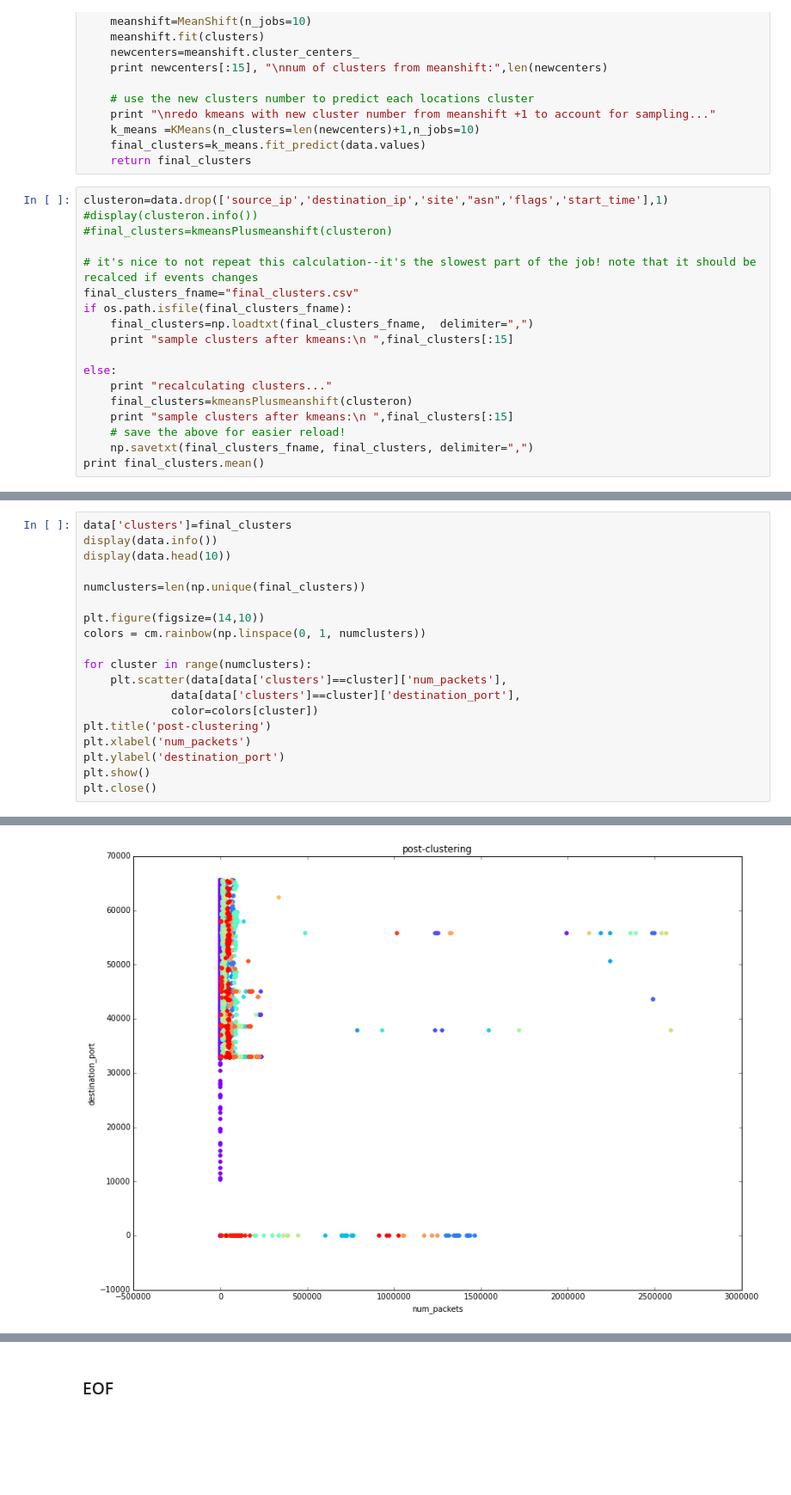
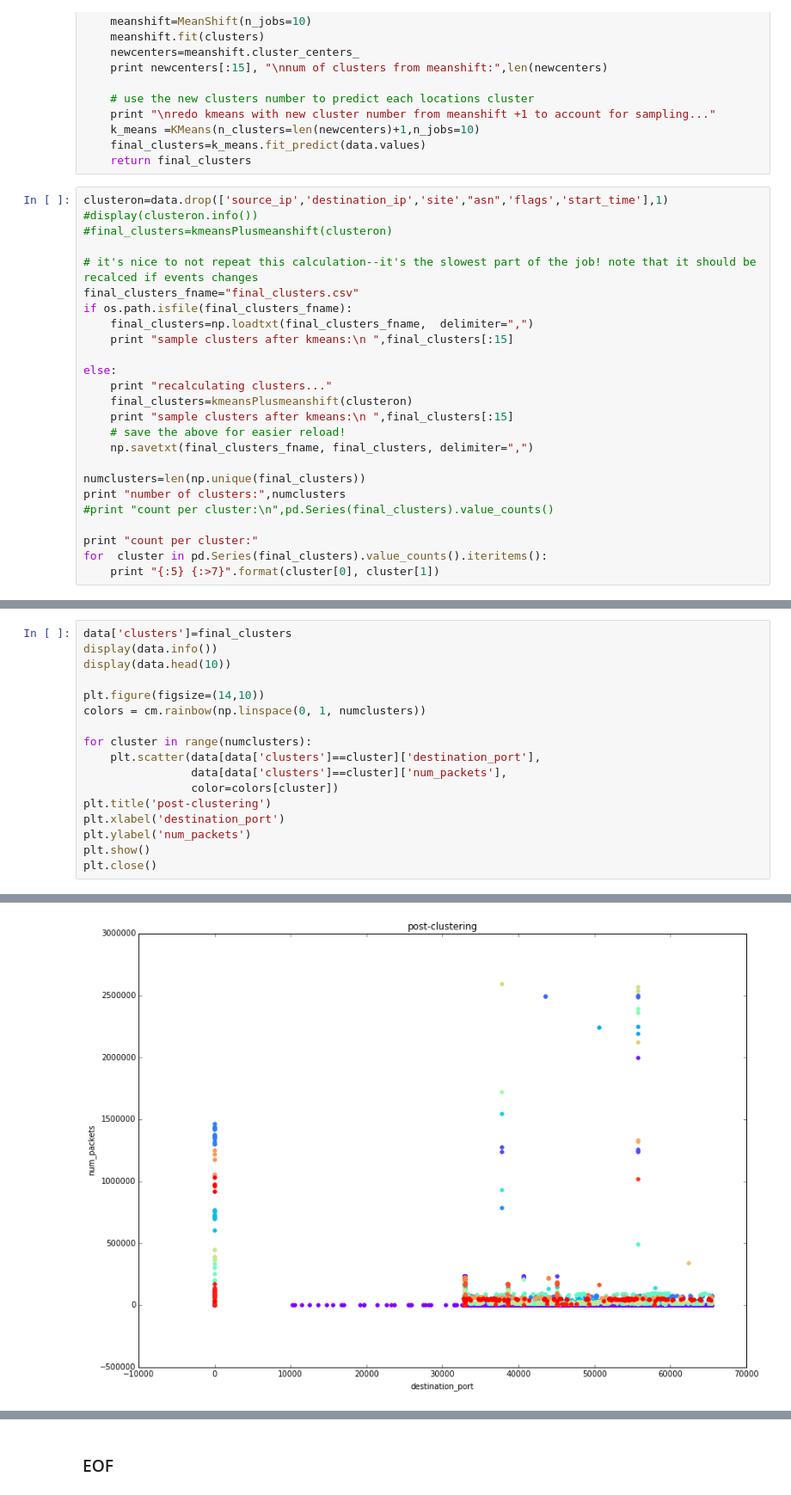
Before and after one commit to llathrop/ud919, a Jupyter notebook: DetectingNetAttacks.ipynb, the cells around one changed output, grey strips where cells are left out. Shown at 86% size. Drawn from its saved outputs; the diff is of its cells as text; blank space fills up the shorter version.

Commit message:
feat: add some more data exploration of the various clusters

```diff
--- a/DetectingNetAttacks.ipynb
+++ b/DetectingNetAttacks.ipynb
@@ -362,7 +362,14 @@ else:
     print "sample clusters after kmeans:\n ",final_clusters[:15]
     # save the above for easier reload!
     np.savetxt(final_clusters_fname, final_clusters, delimiter=",")
-print final_clusters.mean()
+
+numclusters=len(np.unique(final_clusters))
+print "number of clusters:",numclusters
+#print "count per cluster:\n",pd.Series(final_clusters).value_counts()
+
+print "count per cluster:"
+for  cluster in pd.Series(final_clusters).value_counts().iteritems():
+    print "{:5} {:>7}".format(cluster[0], cluster[1])
 # %% [output]
 sample clusters after kmeans:
   [ 0.  0.  0.  0.  0.  0.  0.  0.  0.  0.  0.  0.  0.  0.  0.]
@@ -372,47 +393,45 @@ data['clusters']=final_clusters
 display(data.info())
 display(data.head(10))
 
-numclusters=len(np.unique(final_clusters))
-
 plt.figure(figsize=(14,10))
 colors = cm.rainbow(np.linspace(0, 1, numclusters))
 
 for cluster in range(numclusters):
-    plt.scatter(data[data['clusters']==cluster]['num_packets'],
-             data[data['clusters']==cluster]['destination_port'],
-             color=colors[cluster])
+    plt.scatter(data[data['clusters']==cluster]['destination_port'],
+                data[data['clusters']==cluster]['num_packets'],
+                color=colors[cluster])
 plt.title('post-clustering')
-plt.xlabel('num_packets')
-plt.ylabel('destination_port')
+plt.xlabel('destination_port')
+plt.ylabel('num_packets')
 plt.show()
 plt.close()
 # %% [output]
 <class 'pandas.core.frame.DataFrame'>
 RangeIndex: 337940 entries, 0 to 337939
 Data columns (total 11 columns):
 source_ip           337940 non-null object
 destination_ip      337940 non-null object
 start_time          337940 non-null datetime64[ns]
 source_port         337940 non-null int64
 destination_port    337940 non-null int64
 flags               337940 non-null object
 site                337940 non-null object
 asn                 337940 non-null object
 num_packets         337940 non-null int64
 num_bytes           337940 non-null int64
 clusters            337940 non-null float64
 dtypes: datetime64[ns](1), float64(1), int64(4), object(5)
 memory usage: 28.4+ MB
 None
 |  | source_ip | destination_ip | start_time | source_port | destination_port | flags | site | asn | ... |
 | 0 | 135.b1d10.d1c38.20 | 135.0777d.04511.237 | 1970-01-01 00:00:01.415749946 | 22 | 45092 | -AP--- | 45c48 | c4ca4 | ... |
 | 1 | 135.0777d.04511.237 | 135.b1d10.13fe9.91 | 1970-01-01 00:00:01.415477729 | 45603 | 22 | -A----,-AP--- | 45c48 | c4ca4 | ... |
 | 2 | 135.0777d.04511.237 | 135.b1d10.13fe9.71 | 1970-01-01 00:00:01.415702327 | 45596 | 22 | -A----,-AP--- | 45c48 | c4ca4 | ... |
 | 3 | 135.b1d10.d1c38.119 | 135.0777d.04511.237 | 1970-01-01 00:00:01.415754478 | 22 | 50107 | -AP--- | 45c48 | c4ca4 | ... |
 | 4 | 135.b1d10.13fe9.56 | 135.0777d.04511.237 | 1970-01-01 00:00:01.415749597 | 22 | 45580 | -AP--- | 45c48 | c4ca4 | ... |
 | 5 | 135.b1d10.d1c38.72 | 135.0777d.04511.237 | 1970-01-01 00:00:01.415745508 | 22 | 51595 | -AP--- | 45c48 | c4ca4 | ... |
 | 6 | 135.b1d10.d1c38.126 | 135.0777d.04511.237 | 1970-01-01 00:00:01.415754317 | 22 | 38662 | -AP--- | 45c48 | c4ca4 | ... |
 | 7 | 135.0777d.04511.237 | 135.b1d10.d1c38.37 | 1970-01-01 00:00:01.415427333 | 48823 | 22 | -A----,-AP--- | 45c48 | c4ca4 | ... |
 | 8 | 135.0777d.04511.237 | 135.b1d10.d1c38.112 | 1970-01-01 00:00:01.415584036 | 51452 | 22 | -A----,-AP--- | 45c48 | c4ca4 | ... |
 | 9 | 135.0777d.04511.237 | 135.b1d10.d1c38.20 | 1970-01-01 00:00:01.415582789 | 45092 | 22 | -A----,-AP--- | 45c48 | c4ca4 | ... |
-[figure, old version]
+[figure, new version]
```
Also changed, not shown: parts of 6 cells of this notebook.
